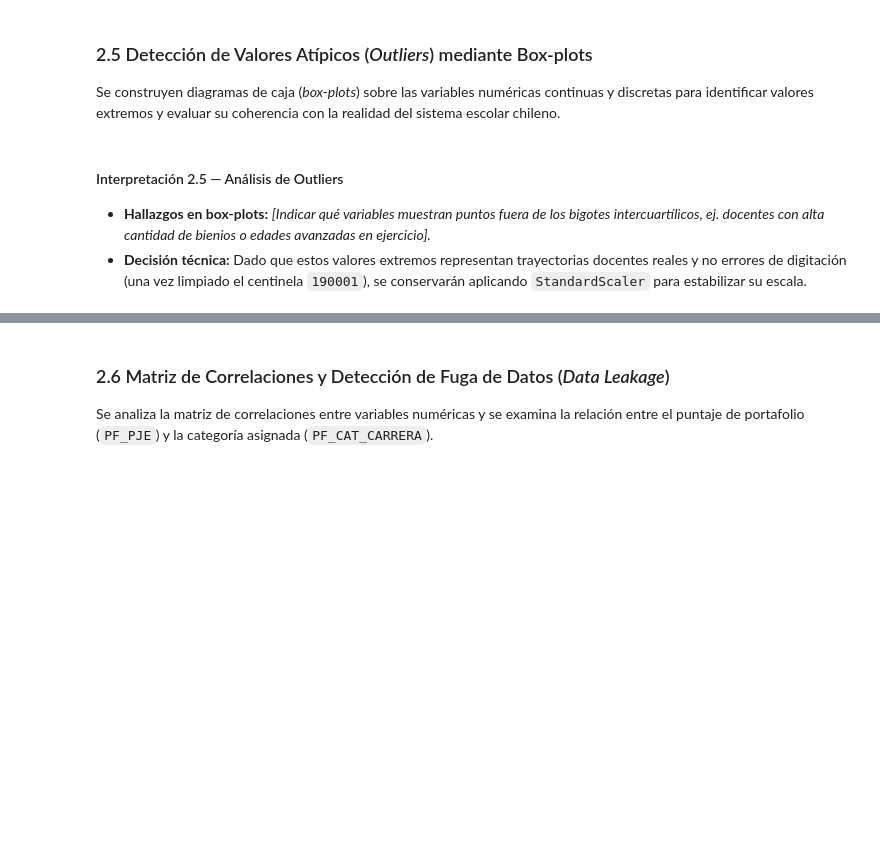
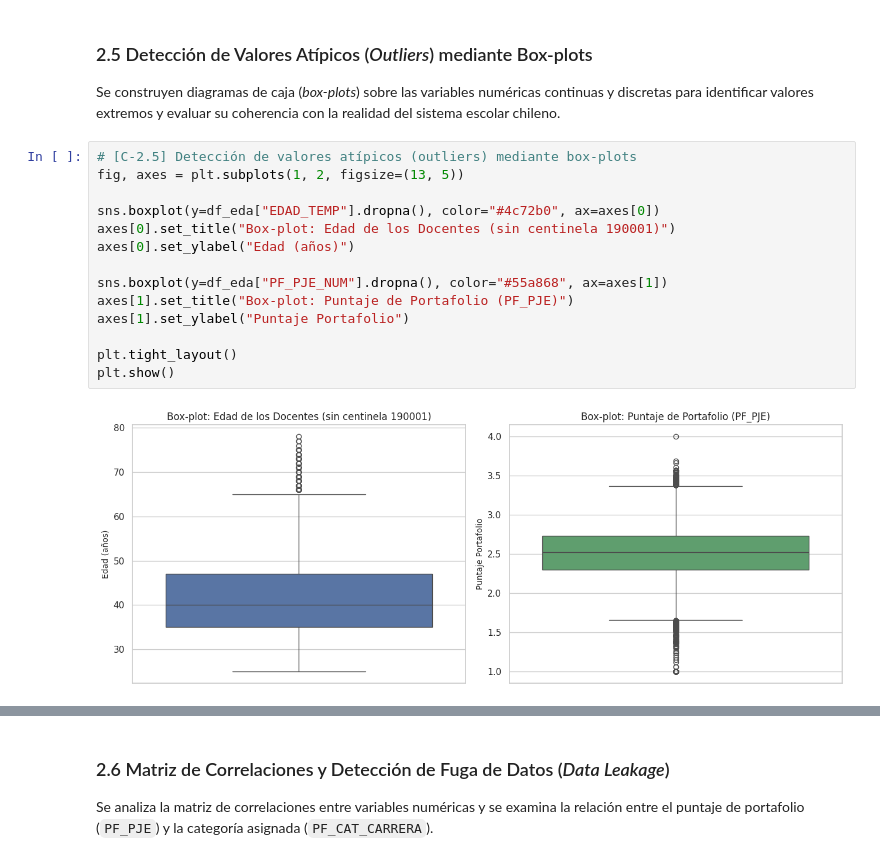
Before and after one commit to gonmpa/Notebook_Jupyter_Mineria_Datos_Supervisado_Clasificacion, a Jupyter notebook: Evaluacion_Final_MD_Pino_Gonzalo.ipynb, the cells around one changed output, grey strips where cells are left out. Drawn from its saved outputs; the diff is of its cells as text; blank space fills up the shorter version.

```diff
--- a/Evaluacion_Final_MD_Pino_Gonzalo.ipynb
+++ b/Evaluacion_Final_MD_Pino_Gonzalo.ipynb
@@ -63,7 +274,19 @@ Se visualizan histogramas para las variables numéricas clave y gráficos de fre
 # %% [markdown]
 ### 2.5 Detección de Valores Atípicos (*Outliers*) mediante Box-plots
 Se construyen diagramas de caja (*box-plots*) sobre las variables numéricas continuas y discretas para identificar valores extremos y evaluar su coherencia con la realidad del sistema escolar chileno.
-# %% [markdown]
-#### Interpretación 2.5 — Análisis de Outliers
-* **Hallazgos en box-plots:** *[Indicar qué variables muestran puntos fuera de los bigotes intercuartílicos, ej. docentes con alta cantidad de bienios o edades avanzadas en ejercicio].*
-* **Decisión técnica:** Dado que estos valores extremos representan trayectorias docentes reales y no errores de digitación (una vez limpiado el centinela `190001`), se conservarán aplicando `StandardScaler` para estabilizar su escala.
+# %%
+# [C-2.5] Detección de valores atípicos (outliers) mediante box-plots
+fig, axes = plt.subplots(1, 2, figsize=(13, 5))
+
+sns.boxplot(y=df_eda["EDAD_TEMP"].dropna(), color="#4c72b0", ax=axes[0])
+axes[0].set_title("Box-plot: Edad de los Docentes (sin centinela 190001)")
+axes[0].set_ylabel("Edad (años)")
+
+sns.boxplot(y=df_eda["PF_PJE_NUM"].dropna(), color="#55a868", ax=axes[1])
+axes[1].set_title("Box-plot: Puntaje de Portafolio (PF_PJE)")
+axes[1].set_ylabel("Puntaje Portafolio")
+
+plt.tight_layout()
+plt.show()
+# %% [output]
+[figure, added]
```
Also changed, not shown: parts of 20 cells of this notebook.
